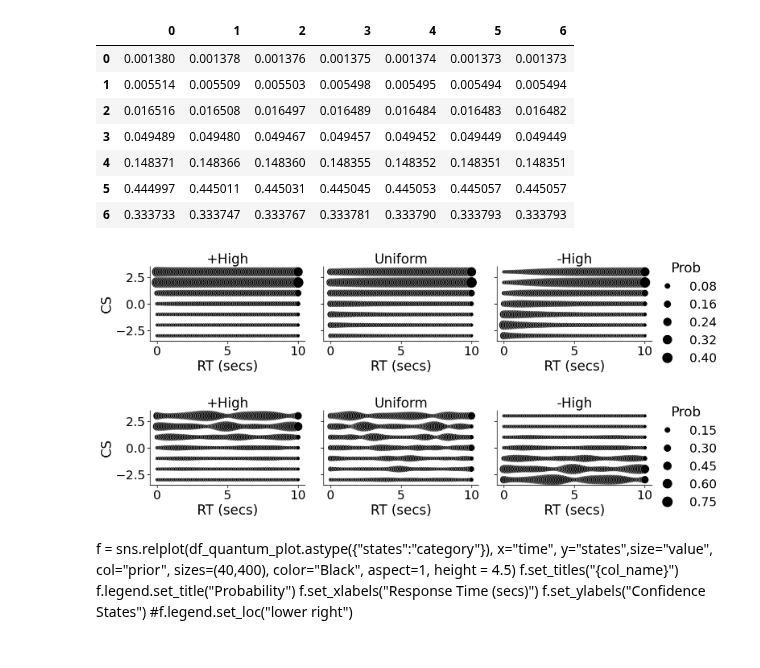
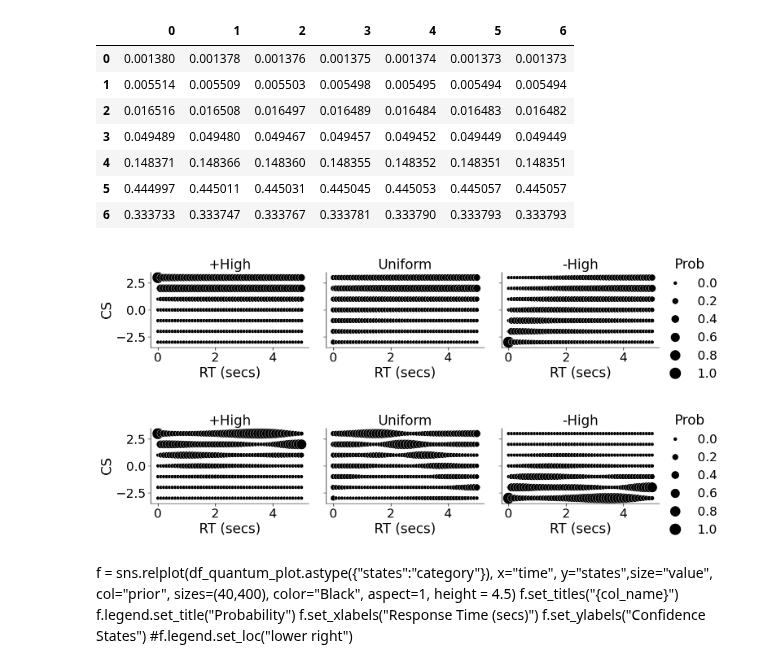
Before and after one commit to rkmalaiya/stochastic_cognitive_dynamics, a Jupyter notebook: poc/Diffusion_vs_Quantum.ipynb, the cells around one changed output. Saved outputs shown, nothing was run; the diff lists cells and outputs as text; code cells hidden in the pictures.

```diff
--- a/poc/Diffusion_vs_Quantum.ipynb
+++ b/poc/Diffusion_vs_Quantum.ipynb
@@ -75,6 +75,15 @@ for prior_type in ["Upper", "Uniform", "Lower"]:
     phi_quantum_arr = []
     phi_quantum_arr_r = []
     phi_quantum_arr_c = []
+
+    phi_markov_arr.append(np.asarray(phi_0_markov.squeeze()))
+    phi_quantum_arr.append(np.abs(phi_0_quantum.squeeze())**2)
+
+    phi_quantum_arr_r.append(np.real(phi_0_quantum.squeeze()))
+    phi_quantum_arr_c.append(np.imag(phi_0_quantum.squeeze()))
+    df_quantum_r = pd.concat([df_quantum_r, pd.DataFrame(phi_quantum_arr_r).T.assign(prior=prior_type)])
+    df_quantum_c = pd.concat([df_quantum_c, pd.DataFrame(phi_quantum_arr_c).T.assign(prior=prior_type)])
+
     for t in np.arange(1,20,0.1):
         phi_markov = ca.perform_state_transition(intensity_matrix_markov, npx.asarray([[t]]), npx.asarray([[1]]),
                                                 m_Mc, m_Mw, m_Mn, phi_0_markov, delta,
@@ -177,23 +186,23 @@ df_quantum_plot = df_quantum_plot.assign(prior = lambda df:df.prior.map({"Upper"
 # %%
 with sns.plotting_context(font_scale=2.5):
     f = sns.relplot(df_markov_plot
-                    .query("time <= 10")
+                    .query("time <= 5")
                     ,
     x="time", y="states",size="value", col="prior", sizes=(40,400), color="Black", aspect=1.3, height=3.7)
     f.set_titles("{col_name}")
     f.legend.set_title("Prob")
     f.set_xlabels("RT (secs)")
     f.set_ylabels("CS")
     f.set(ylim=(-3.5, 3.5))
 #f.legend.set_bbox_to_anchor((0.9,0.5))
 #f.legend.set_loc("lower right")
 #plt.tight_layout()
 # %% [output]
-[figure, old version]
+[figure, new version]
 # %%
 with sns.plotting_context(font_scale=2.5):
     f = sns.relplot(df_quantum_plot
-                    .query("time <= 10")
+                    .query("time <= 5")
                     ,
     x="time", y="states",size="value", col="prior", sizes=(40,400), color="Black", aspect=1.3, height=3.7)
     f.set_titles("{col_name}")
@@ -205,7 +214,7 @@ with sns.plotting_context(font_scale=2.5):
 #f.legend.set_loc("lower right")
 #plt.tight_layout()
 # %% [output]
-[figure, old version]
+[figure, new version]
 # %%
 fig = px.scatter(df_quantum_plot.query("prior=='Uniform'"), x="time", y="states",size="value")
 fig.update_layout(
```
Also changed, not shown: parts of 2 cells of this notebook.
